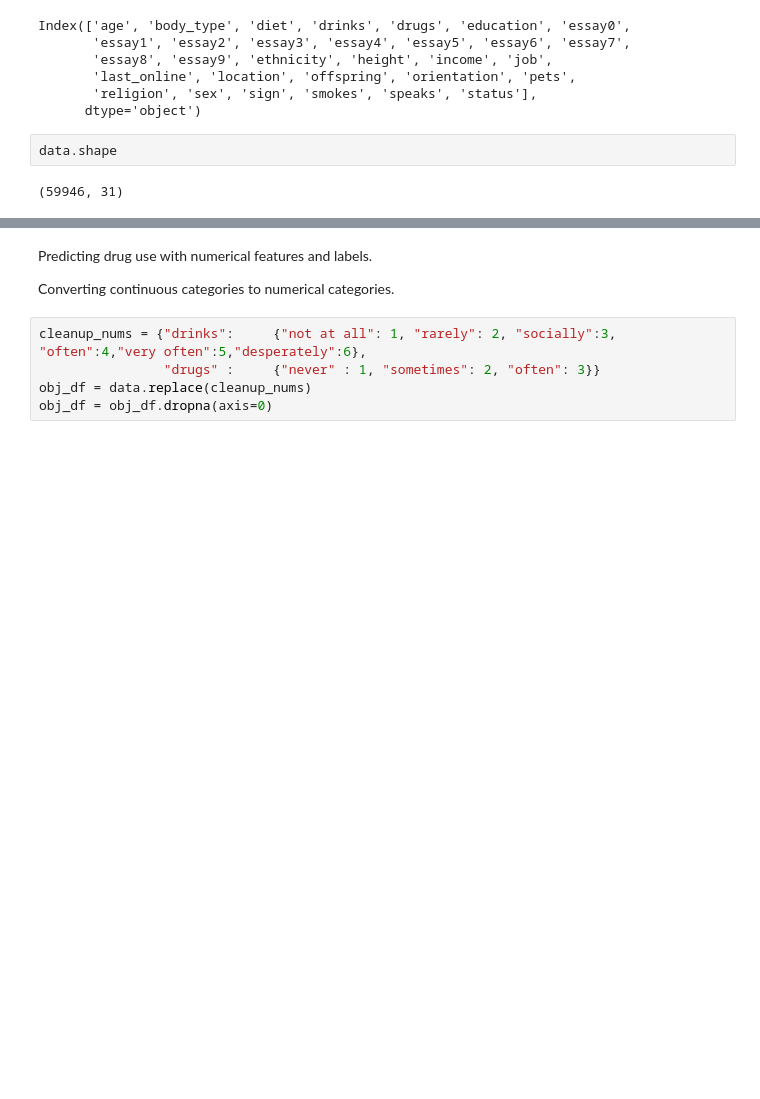
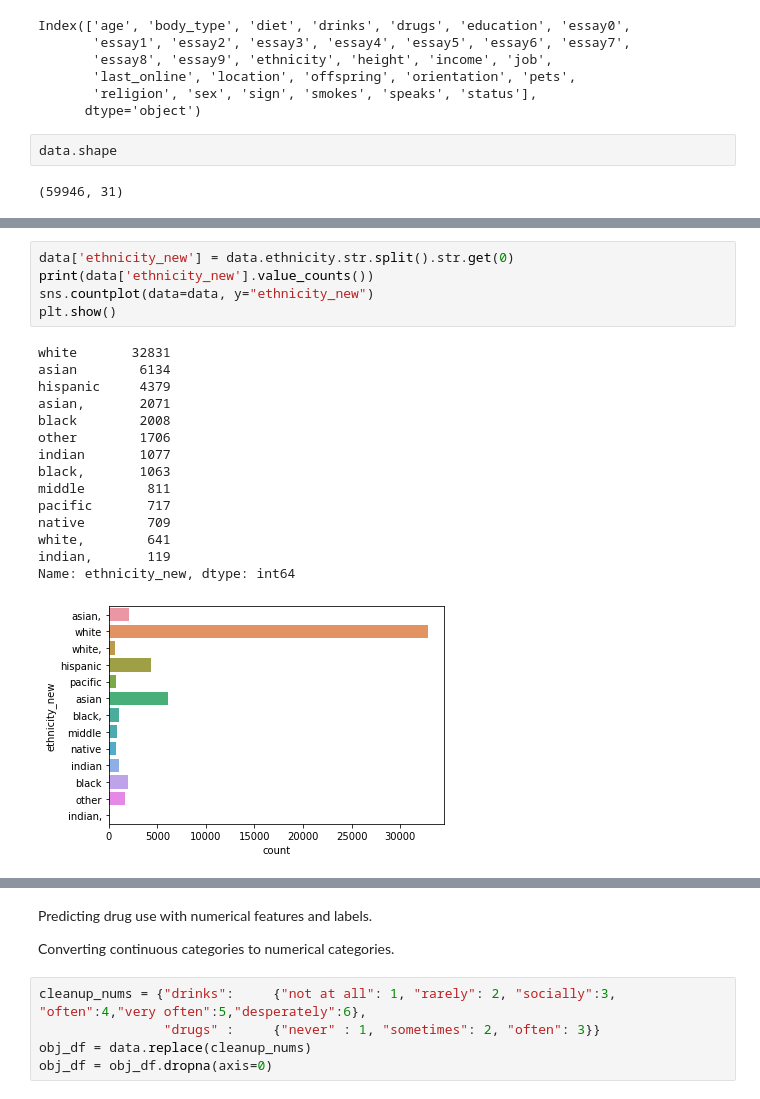
Before and after one commit to ClaudioLutz/okcupid-date-a-scientist-portfolio-project, a Jupyter notebook: date-a-scientist.ipynb, the cells around one changed output, grey strips where cells are left out. Drawn from its saved outputs; the diff is of its cells as text; blank space fills up the shorter version.

```diff
--- a/date-a-scientist.ipynb
+++ b/date-a-scientist.ipynb
@@ -103,0 +121,21 @@ plt.show()
+# %%
+data['ethnicity_new'] = data.ethnicity.str.split().str.get(0)
+print(data['ethnicity_new'].value_counts())
+sns.countplot(data=data, y="ethnicity_new")
+plt.show()
+# %% [output]
+white       32831
+asian        6134
+hispanic     4379
+asian,       2071
+black        2008
+other        1706
+indian       1077
+black,       1063
+middle        811
+pacific       717
+native        709
+white,        641
+indian,       119
+Name: ethnicity_new, dtype: int64
+[figure, added]
```
Also changed, not shown: parts of 14 cells of this notebook.
